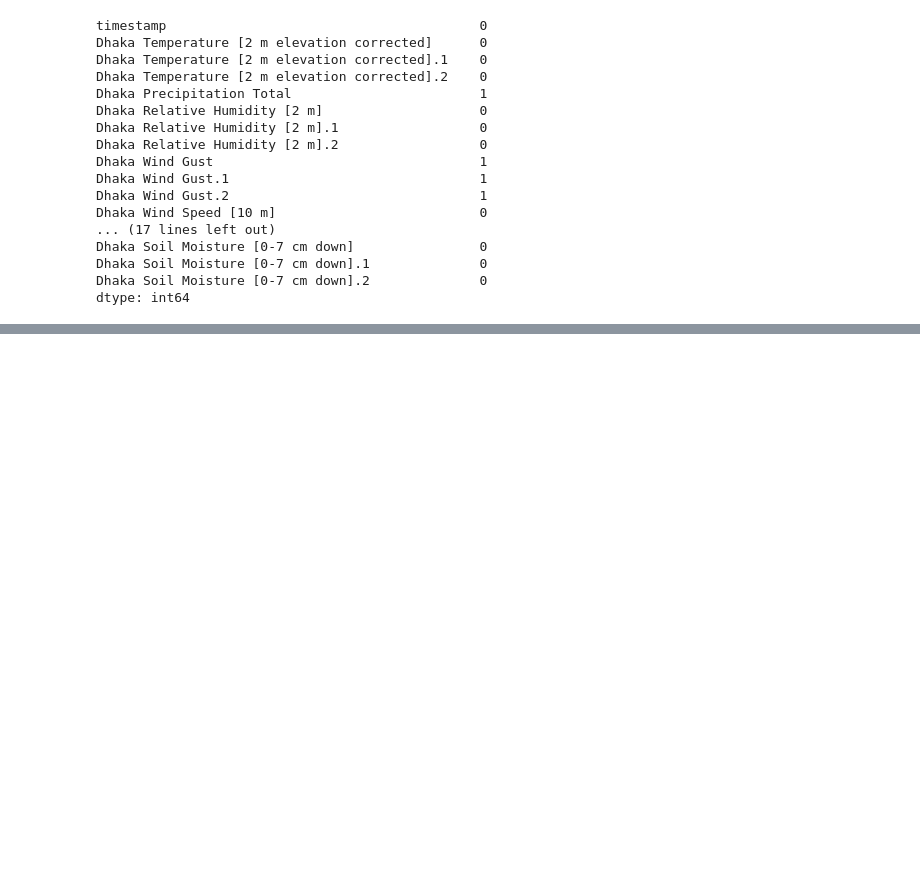
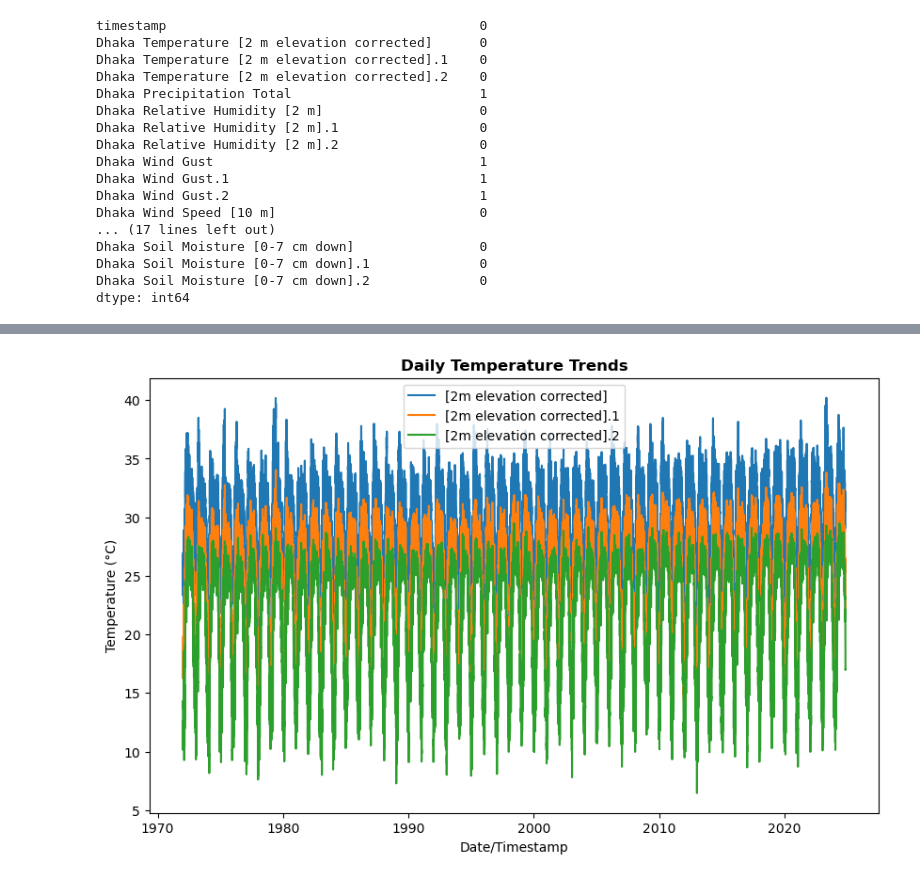
Before and after one commit to awnonbhowmik/Heatwave-Dhaka_BD, a Jupyter notebook: main.ipynb, the cells around one changed output, grey strips where cells are left out. Cells and saved outputs as stored; diff of their text form; code cells hidden in the pictures; blank space fills up the shorter version.

```diff
--- a/main.ipynb
+++ b/main.ipynb
@@ -78,0 +90,5 @@ summary
+# %%
+data['Temperature Range'] = data['Dhaka Temperature [2 m elevation corrected].2'] - data['Dhaka Temperature [2 m elevation corrected].1']
+
+# Print the data and highlight the timestamp and Temperature Range columns
+data[['timestamp', 'Temperature Range']].head().set_index('timestamp')
@@ -78,0 +103,14 @@ summary
+# %%
+import matplotlib.pyplot as plt
+
+plt.figure(figsize=(10, 6))
+plt.plot(data['timestamp'], data['Dhaka Temperature [2 m elevation corrected]'], label='[2m elevation corrected]')
+plt.plot(data['timestamp'], data['Dhaka Temperature [2 m elevation corrected].2'], label='[2m elevation corrected].1')
+plt.plot(data['timestamp'], data['Dhaka Temperature [2 m elevation corrected].1'], label='[2m elevation corrected].2')
+plt.xlabel('Date/Timestamp')
+plt.ylabel('Temperature (°C)')
+plt.title('Daily Temperature Trends', weight='bold')
+plt.legend().set_loc=('best')
+plt.show()
+# %% [output]
+[figure, added]
```
Also changed, not shown: parts of 16 cells of this notebook, 1 other file.
